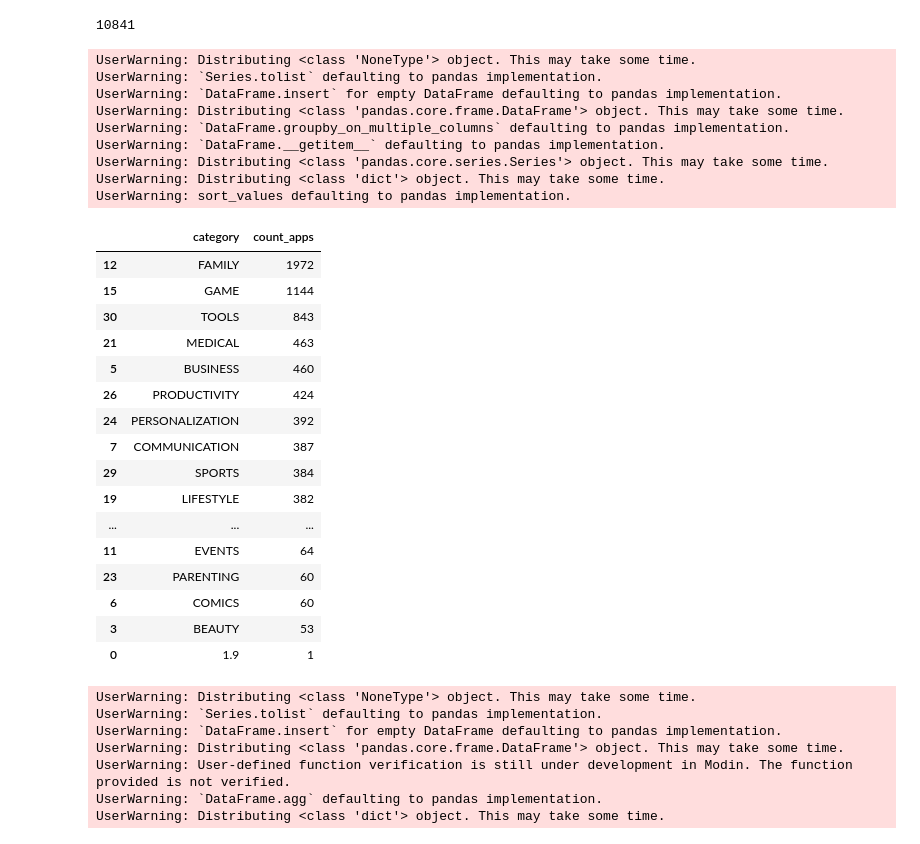
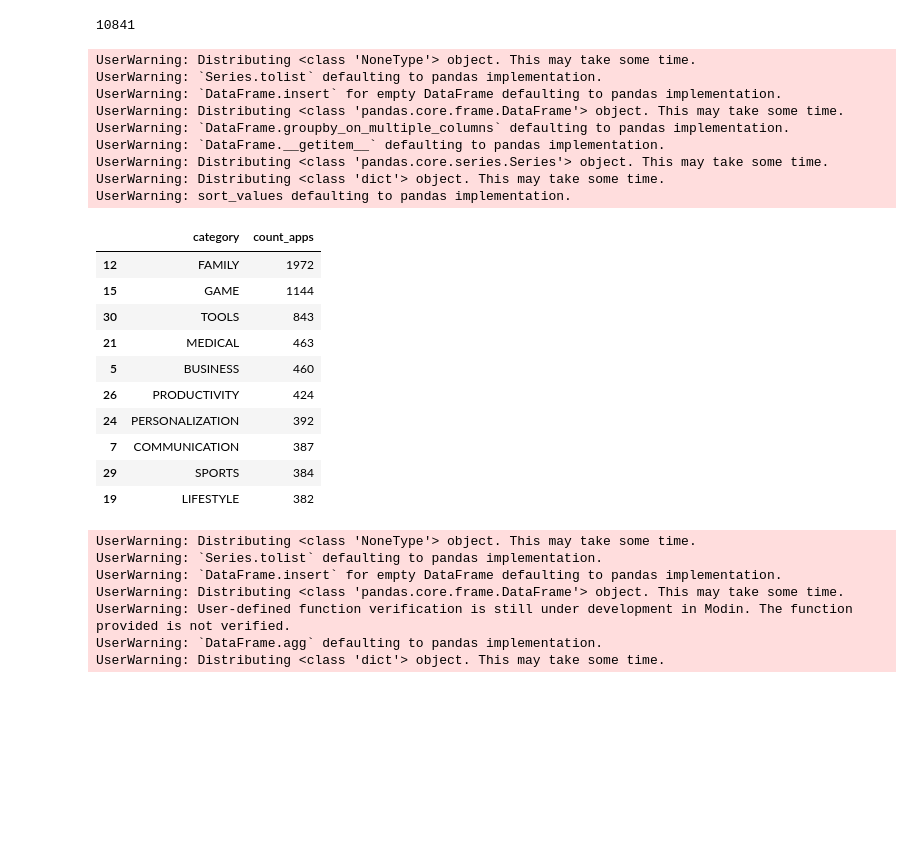
Before and after one commit to mindsdb/dfsql, a Jupyter notebook: testdrive.ipynb, the cells around one changed output. Cells and saved outputs as stored; diff of their text form; code cells hidden in the pictures; blank space fills up the shorter version.

Commit message:
Fix limit executing before order by

```diff
--- a/testdrive.ipynb
+++ b/testdrive.ipynb
@@ -251,39 +248,34 @@ UserWarning: Distributing <class 'dict'> object. This may take some time.
 sql = """
 SELECT category, count(app) as count_apps
 FROM (
     SELECT category, app FROM googleplaystore
 ) sub
 GROUP BY category
 ORDER BY count_apps DESC
+LIMIT 10
 """
 ds.query(sql)
 # %% [output]
 UserWarning: Distributing <class 'NoneType'> object. This may take some time.
 UserWarning: `Series.tolist` defaulting to pandas implementation.
 UserWarning: `DataFrame.insert` for empty DataFrame defaulting to pandas implementation.
 UserWarning: Distributing <class 'pandas.core.frame.DataFrame'> object. This may take some time.
 UserWarning: `DataFrame.groupby_on_multiple_columns` defaulting to pandas implementation.
 UserWarning: `DataFrame.__getitem__` defaulting to pandas implementation.
 UserWarning: Distributing <class 'pandas.core.series.Series'> object. This may take some time.
 UserWarning: Distributing <class 'dict'> object. This may take some time.
 UserWarning: sort_values defaulting to pandas implementation.
 |  | category | count_apps |
 | 12 | FAMILY | 1972 |
 | 15 | GAME | 1144 |
 | 30 | TOOLS | 843 |
 | 21 | MEDICAL | 463 |
 | 5 | BUSINESS | 460 |
 | 26 | PRODUCTIVITY | 424 |
 | 24 | PERSONALIZATION | 392 |
 | 7 | COMMUNICATION | 387 |
 | 29 | SPORTS | 384 |
 | 19 | LIFESTYLE | 382 |
-| ... | ... | ... |
-| 11 | EVENTS | 64 |
-| 23 | PARENTING | 60 |
-| 6 | COMICS | 60 |
-| 3 | BEAUTY | 53 |
-| 0 | 1.9 | 1 |
 # %%
 sql = """
 SELECT count(category) as uniq_categories
```
Also changed, not shown: parts of 3 cells of this notebook, 2 other files.
